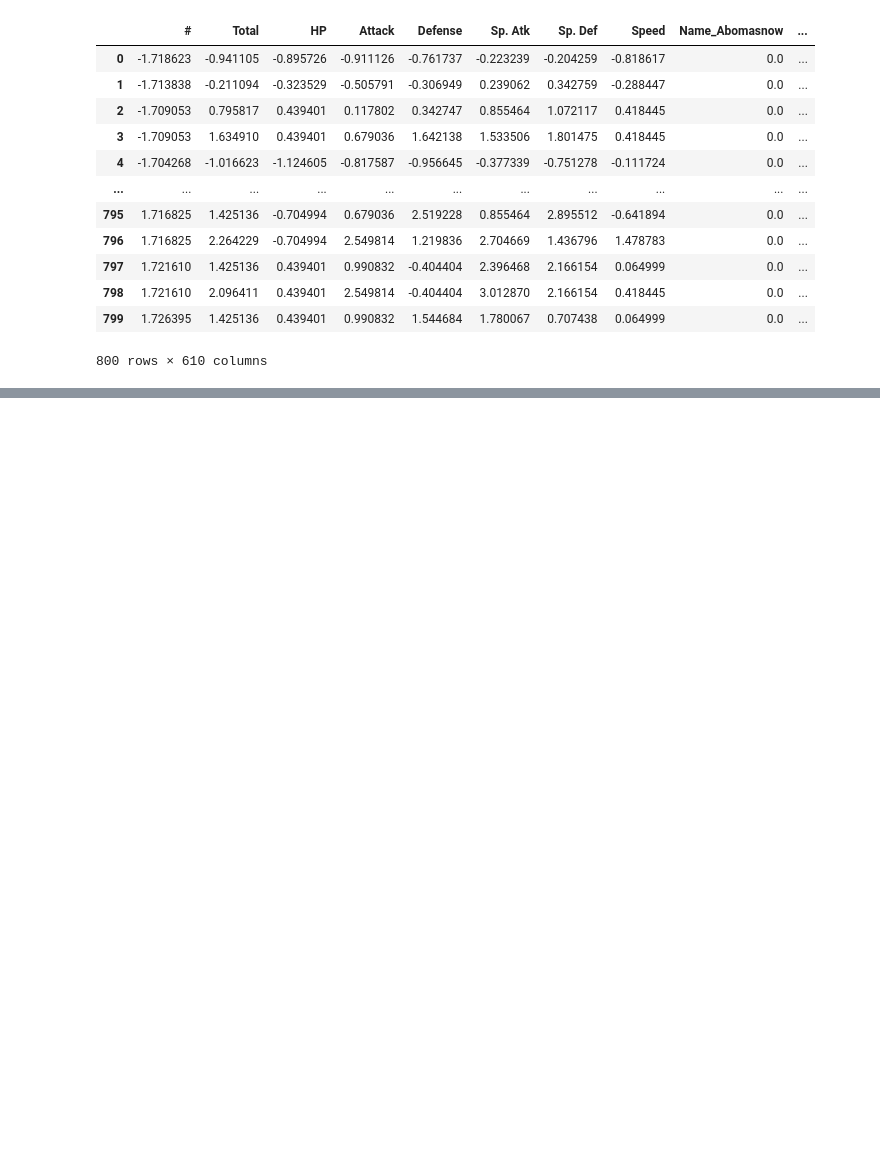
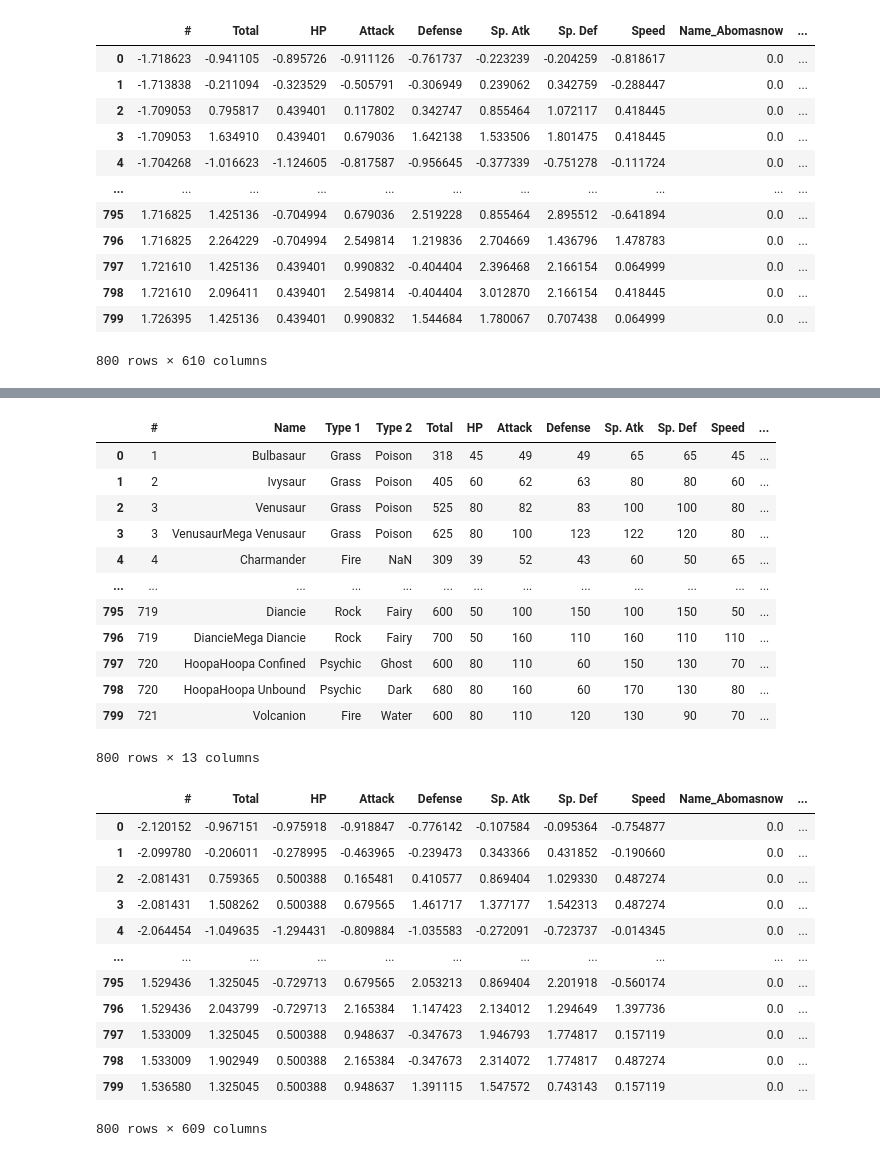
Before and after one commit to ginmaruGH/learn-pycaret, a Jupyter notebook: 02_preprocessing/02-02_scal_and_tansform.ipynb, the cells around one changed output, grey strips where cells are left out. Saved outputs shown, nothing was run; the diff lists cells and outputs as text; code cells hidden in the pictures; blank space fills up the shorter version.

Commit message:
Preprocessing>>Scale and Transform

```diff
--- a/02_preprocessing/02-02_scal_and_tansform.ipynb
+++ b/02_preprocessing/02-02_scal_and_tansform.ipynb
@@ -98,0 +117,12 @@ get_config("X")
+# %%
+# load dataset
+from pycaret.datasets import get_data
+pokemon = get_data('pokemon')
+
+# init setup
+from pycaret.classification import *
+clf1 = setup(
+    data=pokemon,
+    target='Legendary',
+    transformation=True
+)
@@ -98,0 +147,30 @@ get_config("X")
+# %%
+display(pokemon)
+display(get_config("X"))
+# %% [output]
+|  | # | Name | Type 1 | Type 2 | Total | HP | Attack | Defense | Sp. Atk | Sp. Def | Speed | ... |
+| 0 | 1 | Bulbasaur | Grass | Poison | 318 | 45 | 49 | 49 | 65 | 65 | 45 | ... |
+| 1 | 2 | Ivysaur | Grass | Poison | 405 | 60 | 62 | 63 | 80 | 80 | 60 | ... |
+| 2 | 3 | Venusaur | Grass | Poison | 525 | 80 | 82 | 83 | 100 | 100 | 80 | ... |
+| 3 | 3 | VenusaurMega Venusaur | Grass | Poison | 625 | 80 | 100 | 123 | 122 | 120 | 80 | ... |
+| 4 | 4 | Charmander | Fire | NaN | 309 | 39 | 52 | 43 | 60 | 50 | 65 | ... |
+| ... | ... | ... | ... | ... | ... | ... | ... | ... | ... | ... | ... | ... |
+| 795 | 719 | Diancie | Rock | Fairy | 600 | 50 | 100 | 150 | 100 | 150 | 50 | ... |
+| 796 | 719 | DiancieMega Diancie | Rock | Fairy | 700 | 50 | 160 | 110 | 160 | 110 | 110 | ... |
+| 797 | 720 | HoopaHoopa Confined | Psychic | Ghost | 600 | 80 | 110 | 60 | 150 | 130 | 70 | ... |
+| 798 | 720 | HoopaHoopa Unbound | Psychic | Dark | 680 | 80 | 160 | 60 | 170 | 130 | 80 | ... |
+| 799 | 721 | Volcanion | Fire | Water | 600 | 80 | 110 | 120 | 130 | 90 | 70 | ... |
+800 rows × 13 columns
+|  | # | Total | HP | Attack | Defense | Sp. Atk | Sp. Def | Speed | Name_Abomasnow | ... |
+| 0 | -2.120152 | -0.967151 | -0.975918 | -0.918847 | -0.776142 | -0.107584 | -0.095364 | -0.754877 | 0.0 | ... |
+| 1 | -2.099780 | -0.206011 | -0.278995 | -0.463965 | -0.239473 | 0.343366 | 0.431852 | -0.190660 | 0.0 | ... |
+| 2 | -2.081431 | 0.759365 | 0.500388 | 0.165481 | 0.410577 | 0.869404 | 1.029330 | 0.487274 | 0.0 | ... |
+| 3 | -2.081431 | 1.508262 | 0.500388 | 0.679565 | 1.461717 | 1.377177 | 1.542313 | 0.487274 | 0.0 | ... |
+| 4 | -2.064454 | -1.049635 | -1.294431 | -0.809884 | -1.035583 | -0.272091 | -0.723737 | -0.014345 | 0.0 | ... |
+| ... | ... | ... | ... | ... | ... | ... | ... | ... | ... | ... |
+| 795 | 1.529436 | 1.325045 | -0.729713 | 0.679565 | 2.053213 | 0.869404 | 2.201918 | -0.560174 | 0.0 | ... |
+| 796 | 1.529436 | 2.043799 | -0.729713 | 2.165384 | 1.147423 | 2.134012 | 1.294649 | 1.397736 | 0.0 | ... |
+| 797 | 1.533009 | 1.325045 | 0.500388 | 0.948637 | -0.347673 | 1.946793 | 1.774817 | 0.157119 | 0.0 | ... |
+| 798 | 1.533009 | 1.902949 | 0.500388 | 2.165384 | -0.347673 | 2.314072 | 1.774817 | 0.487274 | 0.0 | ... |
+| 799 | 1.536580 | 1.325045 | 0.500388 | 0.948637 | 1.391115 | 1.547572 | 0.743143 | 0.157119 | 0.0 | ... |
+800 rows × 609 columns
```
Also changed, not shown: parts of 15 cells of this notebook, 10 other files.
